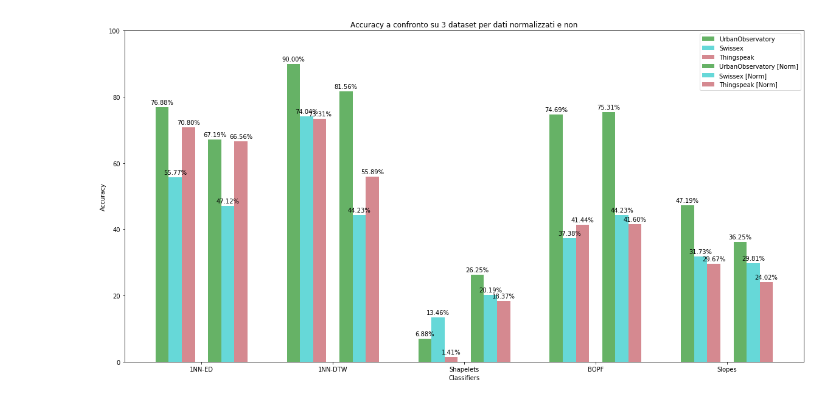
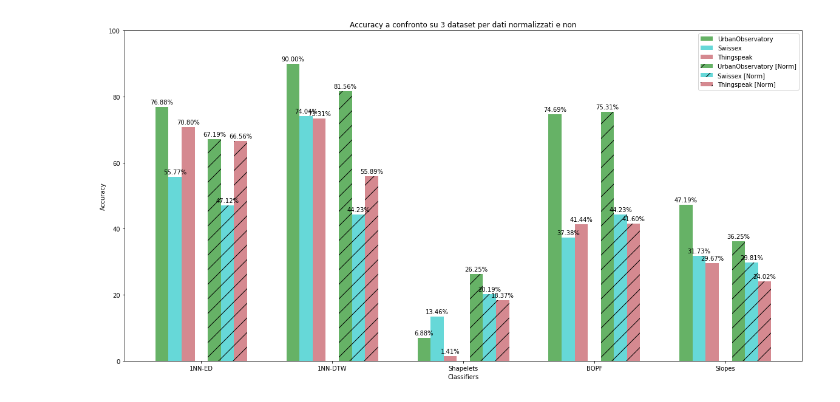
Before and after one commit to matteodeggi/tesi, a Jupyter notebook: Tesi/TSC_Test.ipynb, the cells around one changed output. Saved outputs shown, nothing was run; the diff lists cells and outputs as text; code cells hidden in the pictures.

```diff
--- a/Tesi/TSC_Test.ipynb
+++ b/Tesi/TSC_Test.ipynb
@@ -49,35 +49,35 @@ urban_ax = ax.bar(index - 3*bar_width, [y[0] for y in metrics_standard_urban], b
 swissex_ax = ax.bar(index - 2*bar_width, [y[0] for y in metrics_standard_swissex], bar_width, alpha=opacity, color='c', error_kw=error_config, label='Swissex')
 things_ax = ax.bar(index - bar_width, [y[0] for y in metrics_standard_things], bar_width, alpha=opacity, color='#BA3B46', error_kw=error_config, label='Thingspeak')
 
-urban_ax_norm = ax.bar(index + bar_width, [y[0] for y in metrics_norm_urban], bar_width, alpha=opacity, color='g', error_kw=error_config, label='UrbanObservatory [Norm]')
-swissex_ax_norm = ax.bar(index + 2*bar_width, [y[0] for y in metrics_norm_swissex], bar_width, alpha=opacity, color='c', error_kw=error_config, label='Swissex [Norm]')
-things_ax_norm = ax.bar(index + 3*bar_width, [y[0] for y in metrics_norm_things], bar_width, alpha=opacity, color='#BA3B46', error_kw=error_config, label='Thingspeak [Norm]')
+urban_ax_norm = ax.bar(index + bar_width, [y[0] for y in metrics_norm_urban], bar_width, alpha=opacity, color='g', error_kw=error_config, label='UrbanObservatory [Norm]', hatch="/")
+swissex_ax_norm = ax.bar(index + 2*bar_width, [y[0] for y in metrics_norm_swissex], bar_width, alpha=opacity, color='c', error_kw=error_config, label='Swissex [Norm]', hatch="/")
+things_ax_norm = ax.bar(index + 3*bar_width, [y[0] for y in metrics_norm_things], bar_width, alpha=opacity, color='#BA3B46', error_kw=error_config, label='Thingspeak [Norm]', hatch="/")
 
 def autolabel(rects):
     """Attach a text label above each bar in *rects*, displaying its height."""
     for rect in rects:
         height = rect.get_height()
         ax.annotate('{:.2f}%'.format(round(height, 4)),
                     xy=(rect.get_x() + rect.get_width() / 2, height),
                     xytext=(0, 3),  # 3 points vertical offset
                     textcoords="offset points",
-                    ha='center', va='bottom')
+                    ha='center', va='bottom', rotation = 145)
 autolabel(things_ax)
 autolabel(swissex_ax)
 autolabel(urban_ax)
 
 autolabel(things_ax_norm)
 autolabel(swissex_ax_norm)
 autolabel(urban_ax_norm)
 
 ax.set_title('Accuracy a confronto su 3 dataset per dati normalizzati e non')
 ax.set_ylim(0, 100)
 ax.set_xlabel('Classifiers')
 ax.set_ylabel('Accuracy')
 ax.set_xticks(index)
 ax.set_xticklabels((labels))
 ax.legend()
 plt.savefig('TSC_Algorithms.png', bbox_inches='tight',pad_inches = 0, dpi = 200)
 plt.show()
 # %% [output]
-[figure, old version]
+[figure, new version]
```
Also changed, not shown: 1 other file.
